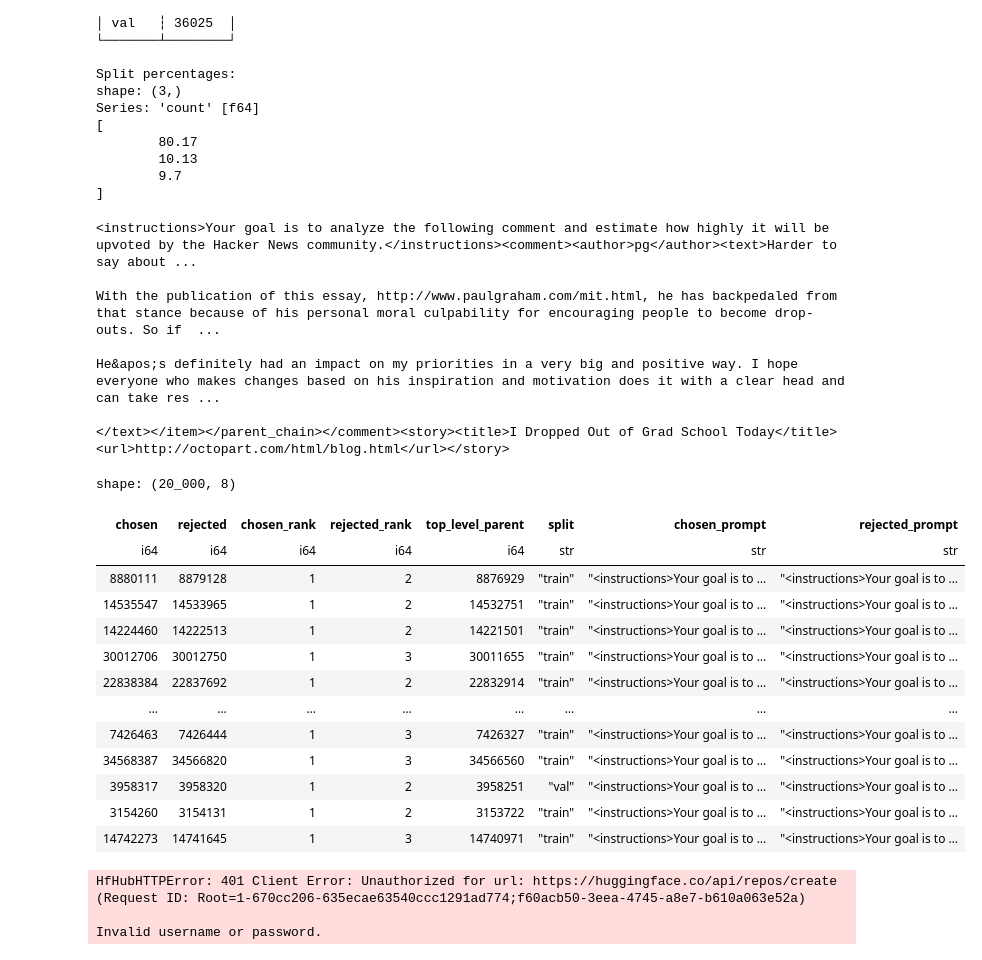
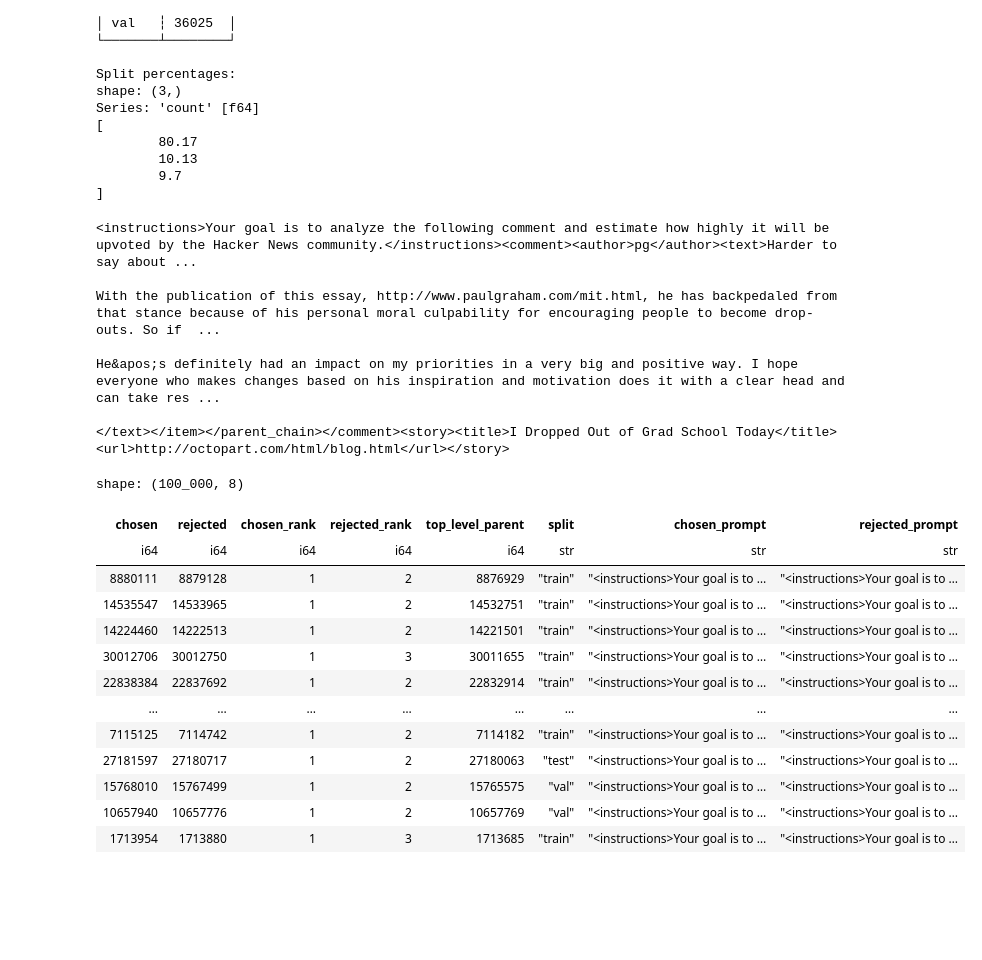
Before and after one commit to OpenPipe/best-hn, a Jupyter notebook: prepare-dataset.ipynb, the cells around one changed output. Drawn from its saved outputs; the diff is of its cells as text; code cells hidden in the pictures; blank space fills up the shorter version.

```diff
--- a/prepare-dataset.ipynb
+++ b/prepare-dataset.ipynb
@@ -391,7 +391,7 @@ Series: 'count' [f64]
 # %%
 import dicttoxml
 
-sample_pairs = pairs_df.sample(n=20000, seed=42)
+sample_pairs = pairs_df.sample(n=100000, seed=42)
 
 progress_bar = tqdm(total=len(sample_pairs) * 2, desc="Building prompts")
 
@@ -429,39 +429,39 @@ def build_prompt(comment_id: int) -> str:
 
 
 print(build_prompt(788))
 
 sample_pairs = sample_pairs.with_columns(
     pl.col("chosen")
     .map_elements(build_prompt, return_dtype=pl.String)
     .alias("chosen_prompt"),
     pl.col("rejected")
     .map_elements(build_prompt, return_dtype=pl.String)
     .alias("rejected_prompt"),
 )
 
 sample_pairs
 # %% [output]
 <instructions>Your goal is to analyze the following comment and estimate how highly it will be upvoted by the Hacker News community.</instructions><comment><author>pg</author><text>Harder to say about ...
 
 With the publication of this essay, http://www.paulgraham.com/mit.html, he has backpedaled from that stance because of his personal moral culpability for encouraging people to become drop-outs. So if  ...
 
 He&apos;s definitely had an impact on my priorities in a very big and positive way. I hope everyone who makes changes based on his inspiration and motivation does it with a clear head and can take res ...
 
 </text></item></parent_chain></comment><story><title>I Dropped Out of Grad School Today</title><url>http://octopart.com/html/blog.html</url></story>
-shape: (20_000, 8)
+shape: (100_000, 8)
 | chosen | rejected | chosen_rank | rejected_rank | top_level_parent | split | chosen_prompt | rejected_prompt |
 | i64 | i64 | i64 | i64 | i64 | str | str | str |
 | 8880111 | 8879128 | 1 | 2 | 8876929 | "train" | "<instructions>Your goal is to … | "<instructions>Your goal is to … |
 | 14535547 | 14533965 | 1 | 2 | 14532751 | "train" | "<instructions>Your goal is to … | "<instructions>Your goal is to … |
 | 14224460 | 14222513 | 1 | 2 | 14221501 | "train" | "<instructions>Your goal is to … | "<instructions>Your goal is to … |
 | 30012706 | 30012750 | 1 | 3 | 30011655 | "train" | "<instructions>Your goal is to … | "<instructions>Your goal is to … |
 | 22838384 | 22837692 | 1 | 2 | 22832914 | "train" | "<instructions>Your goal is to … | "<instructions>Your goal is to … |
 | … | … | … | … | … | … | … | … |
-| 7426463 | 7426444 | 1 | 3 | 7426327 | "train" | "<instructions>Your goal is to … | "<instructions>Your goal is to … |
-| 34568387 | 34566820 | 1 | 3 | 34566560 | "train" | "<instructions>Your goal is to … | "<instructions>Your goal is to … |
-| 3958317 | 3958320 | 1 | 2 | 3958251 | "val" | "<instructions>Your goal is to … | "<instructions>Your goal is to … |
-| 3154260 | 3154131 | 1 | 2 | 3153722 | "train" | "<instructions>Your goal is to … | "<instructions>Your goal is to … |
-| 14742273 | 14741645 | 1 | 3 | 14740971 | "train" | "<instructions>Your goal is to … | "<instructions>Your goal is to … |
+| 7115125 | 7114742 | 1 | 2 | 7114182 | "train" | "<instructions>Your goal is to … | "<instructions>Your goal is to … |
+| 27181597 | 27180717 | 1 | 2 | 27180063 | "test" | "<instructions>Your goal is to … | "<instructions>Your goal is to … |
+| 15768010 | 15767499 | 1 | 2 | 15765575 | "val" | "<instructions>Your goal is to … | "<instructions>Your goal is to … |
+| 10657940 | 10657776 | 1 | 2 | 10657769 | "val" | "<instructions>Your goal is to … | "<instructions>Your goal is to … |
+| 1713954 | 1713880 | 1 | 3 | 1713685 | "train" | "<instructions>Your goal is to … | "<instructions>Your goal is to … |
 # %%
 import numpy as np
 from datasets import Dataset, DatasetDict
@@ -474,7 +474,7 @@ test_df = sample_pairs.filter(pl.col("split") == "test")
 # Create a DatasetDict to hold all splits
 dataset_dict = DatasetDict(
     {
-        "train": Dataset.from_polars(train_df.sample(n=10000, seed=42)),
+        "train": Dataset.from_polars(train_df.sample(n=30000, seed=42)),
         "validation": Dataset.from_polars(validation_df.sample(n=500, seed=42)),
         "test": Dataset.from_polars(test_df.sample(n=1000, seed=42)),
     }
@@ -482,10 +482,6 @@ dataset_dict = DatasetDict(
 
 # Save the dataset with splits
 dataset_dict.save_to_disk("./data/sample_pairs")
-# %% [output]
-HfHubHTTPError: 401 Client Error: Unauthorized for url: https://huggingface.co/api/repos/create (Request ID: Root=1-670cc206-635ecae63540ccc1291ad774;f60acb50-3eea-4745-a8e7-b610a063e52a)
-
-Invalid username or password.
 # %%
 from dotenv import load_dotenv
 
```
Also changed, not shown: parts of 1 cell of this notebook, 2 other files.
